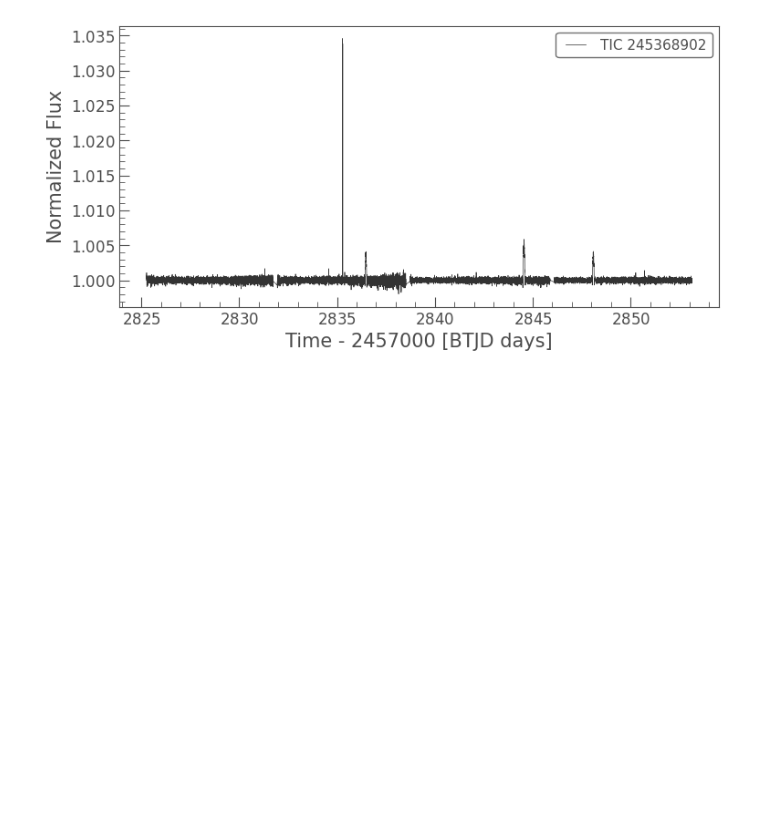
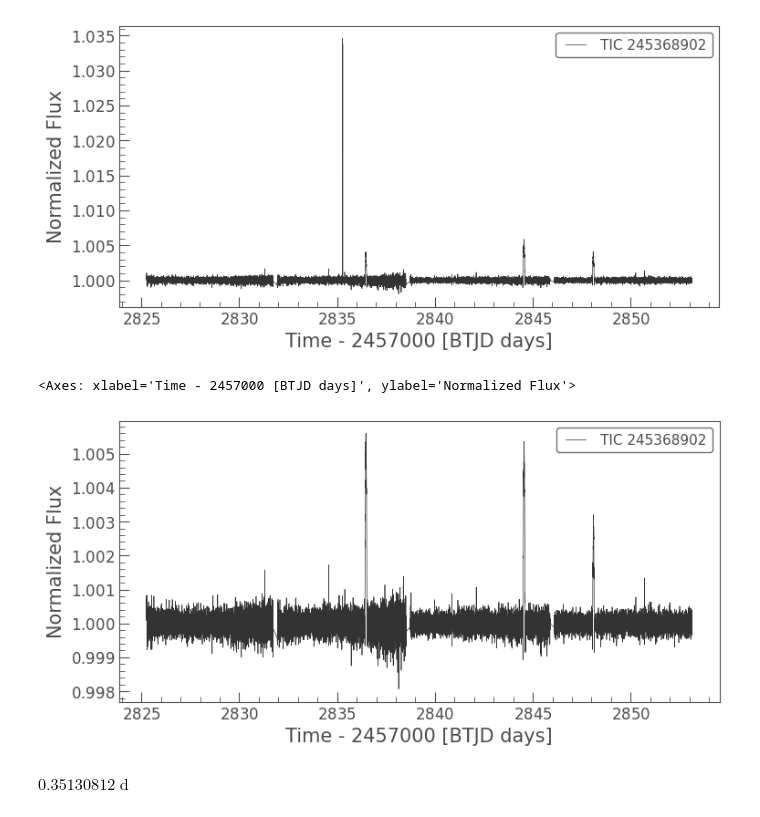
Before and after one commit to deltorobarba/astrophysics, a Jupyter notebook: exoplanet_HR8799.ipynb, the cells around one changed output. Saved outputs shown, nothing was run; the diff lists cells and outputs as text; code cells hidden in the pictures; blank space fills up the shorter version.

```diff
--- a/exoplanet_HR8799.ipynb
+++ b/exoplanet_HR8799.ipynb
@@ -49,2 +40,16 @@ lc_tes.flatten().plot(c='k', alpha=.8);
 # %% [output]
 [figure]
+# %%
+# Apply pls method and remove outliers
+lc = tes.to_lightcurve(method="pld").remove_outliers().flatten()
+# %%
+lc.flatten().plot(c='k', alpha=.8)
+# %% [output]
+<Axes: xlabel='Time - 2457000 [BTJD days]', ylabel='Normalized Flux'>
+[figure, added]
+# %%
+# Define period
+period = lc.to_periodogram("bls").period_at_max_power
+period
+# %% [output]
+$0.35130812 \; \mathrm{d}$
```
Also changed, not shown: parts of 6 cells of this notebook.
